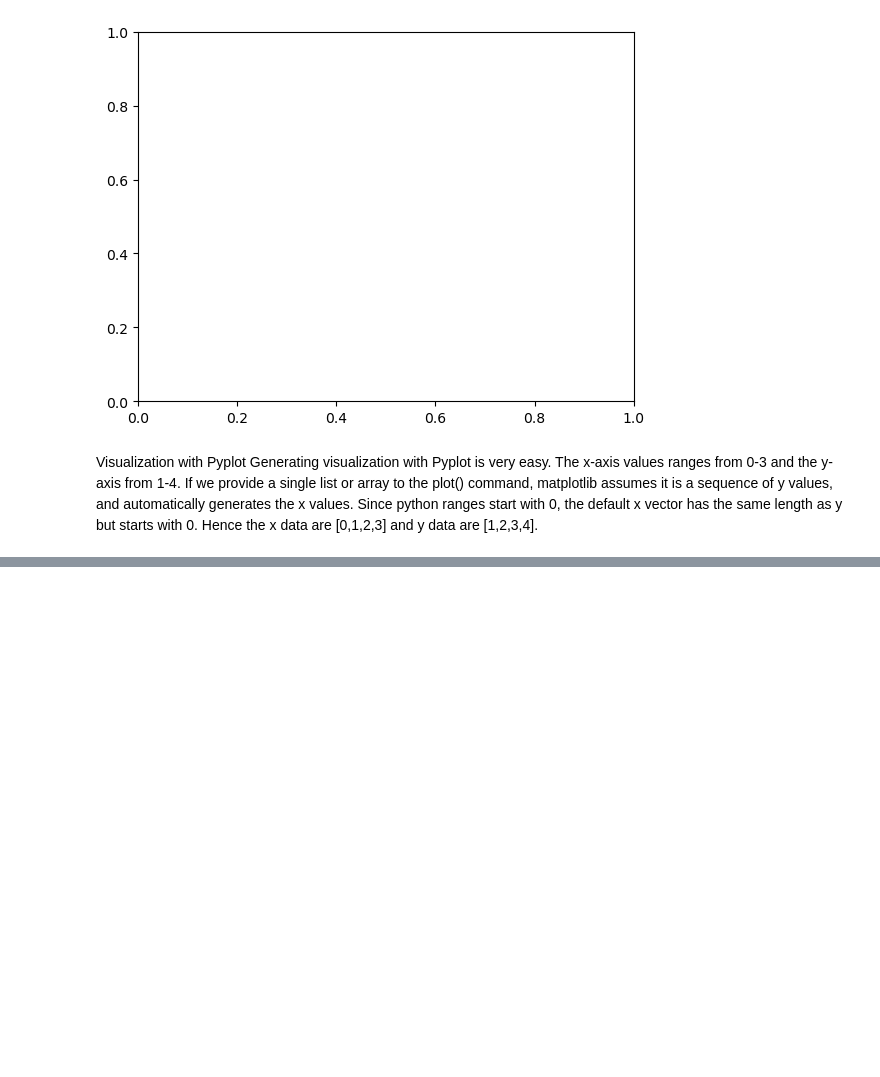
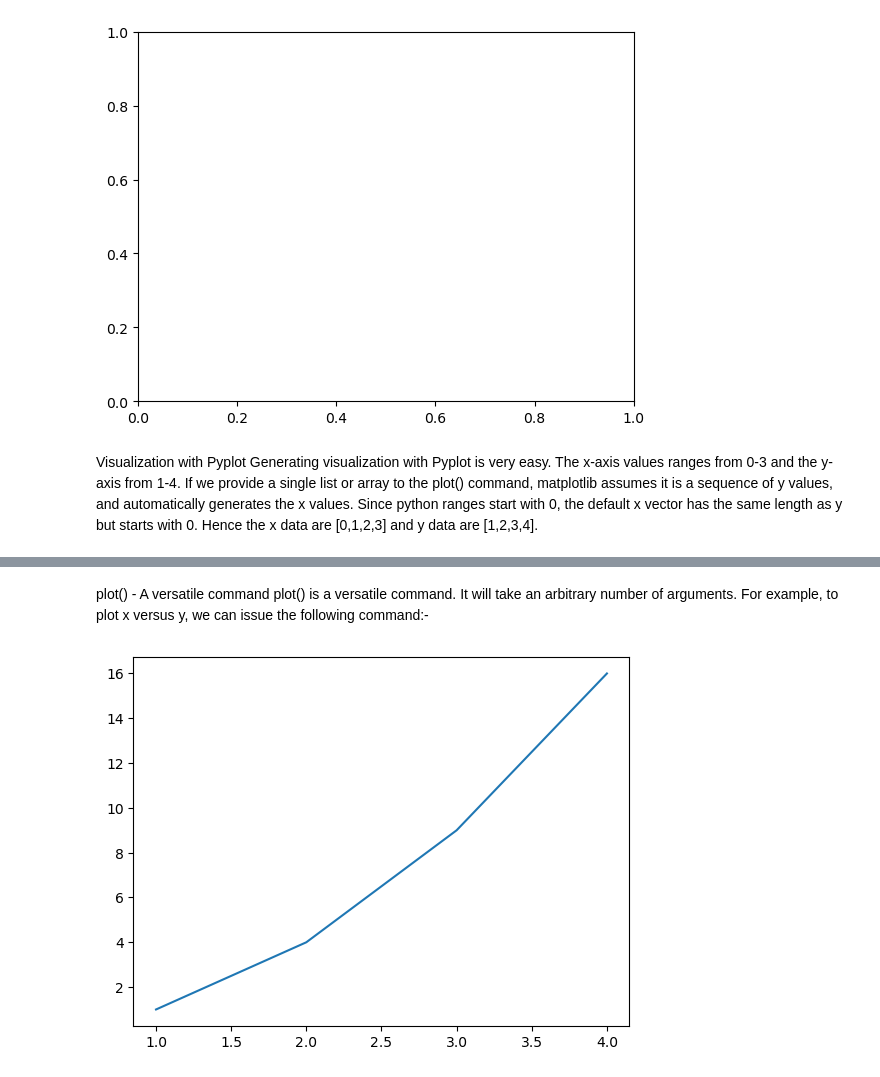
Before and after one commit to VitBuk/MatpotlibTutorial, a Jupyter notebook: Hierarchy of objects.ipynb, the cells around one changed output, grey strips where cells are left out. Drawn from its saved outputs; the diff is of its cells as text; code cells hidden in the pictures; blank space fills up the shorter version.

```diff
--- a/Hierarchy of objects.ipynb
+++ b/Hierarchy of objects.ipynb
@@ -82,0 +89,8 @@ Generating visualization with Pyplot is very easy. The x-axis values ranges from
+# %% [markdown]
+plot() - A versatile command
+plot() is a versatile command. It will take an arbitrary number of arguments. For example, to plot x versus y, we can issue the following command:-
+# %%
+plt.plot([1, 2, 3, 4], [1, 4, 9, 16])
+plt.show()
+# %% [output]
+[figure, added]
```
Also changed, not shown: parts of 1 cell of this notebook.
